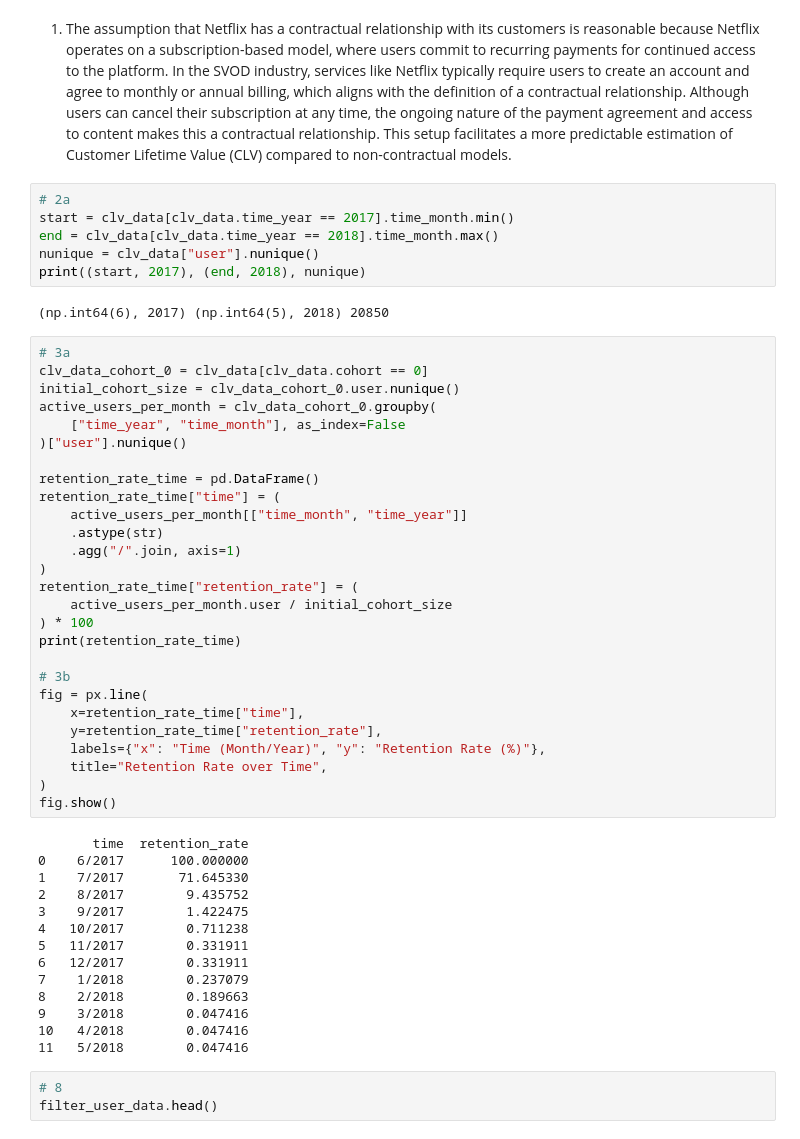
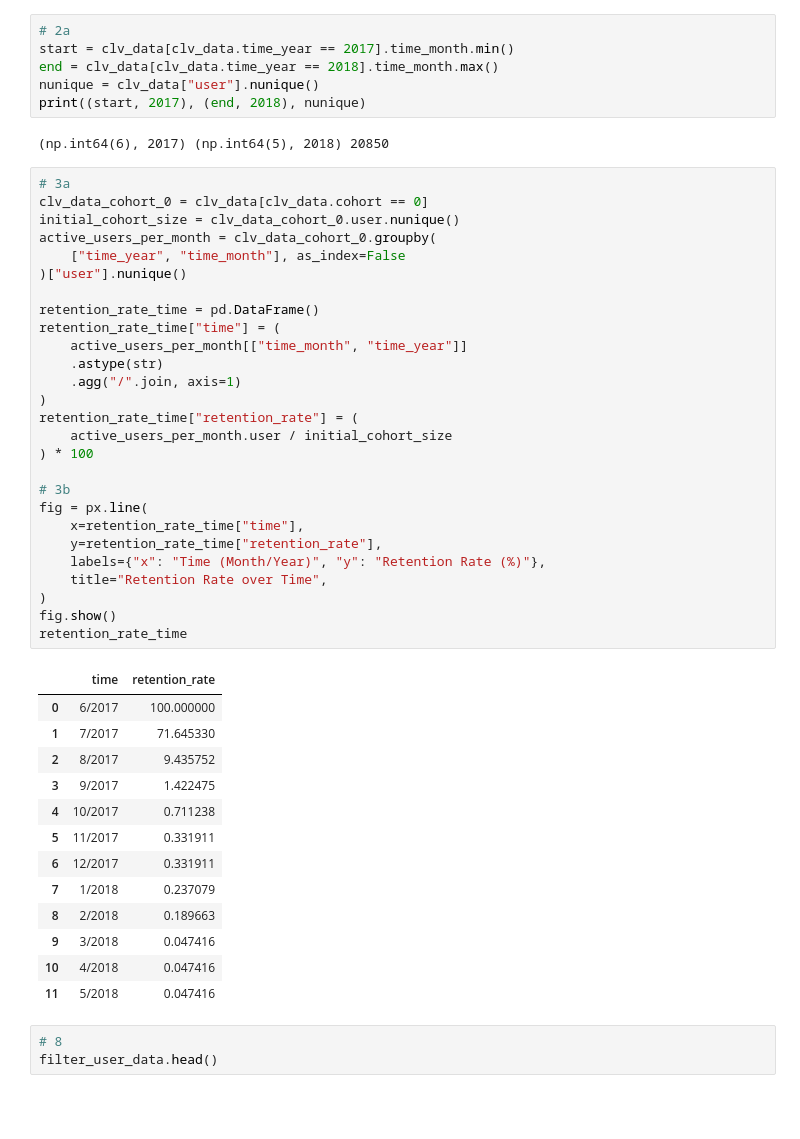
Before and after one commit to rstol/mtec_marketing_cpa, a Jupyter notebook: analysis.ipynb, the cells around one changed output. Drawn from its saved outputs; the diff is of its cells as text; blank space fills up the shorter version.

```diff
--- a/analysis.ipynb
+++ b/analysis.ipynb
@@ -31,8 +31,6 @@ filter_user_data.head()
 | 2 | RuPaul's Drag Race Holi-Slay Spec... | 1 | 0 | 1 | 0 | 0 | ... |
 | 3 | Russia's Toughest Prisons | 0 | 0 | 0 | 0 | 0 | ... |
 | 4 | SPF-18 | 1 | 0 | 1 | 0 | 0 | ... |
-# %% [markdown]
-1. The assumption that Netflix has a contractual relationship with its customers is reasonable because Netflix operates on a subscription-based model, where users commit to recurring payments for continued access to the platform. In the SVOD industry, services like Netflix typically require users to create an account and agree to monthly or annual billing, which aligns with the definition of a contractual relationship. Although users can cancel their subscription at any time, the ongoing nature of the payment agreement and access to content makes this a contractual relationship. This setup facilitates a more predictable estimation of Customer Lifetime Value (CLV) compared to non-contractual models.
 # %%
 # 2a
 start = clv_data[clv_data.time_year == 2017].time_month.min()
@@ -44,44 +42,44 @@ print((start, 2017), (end, 2018), nunique)
 # %%
 # 3a
 clv_data_cohort_0 = clv_data[clv_data.cohort == 0]
 initial_cohort_size = clv_data_cohort_0.user.nunique()
 active_users_per_month = clv_data_cohort_0.groupby(
     ["time_year", "time_month"], as_index=False
 )["user"].nunique()
 
 retention_rate_time = pd.DataFrame()
 retention_rate_time["time"] = (
     active_users_per_month[["time_month", "time_year"]]
     .astype(str)
     .agg("/".join, axis=1)
 )
 retention_rate_time["retention_rate"] = (
     active_users_per_month.user / initial_cohort_size
 ) * 100
-print(retention_rate_time)
 
 # 3b
 fig = px.line(
     x=retention_rate_time["time"],
     y=retention_rate_time["retention_rate"],
     labels={"x": "Time (Month/Year)", "y": "Retention Rate (%)"},
     title="Retention Rate over Time",
 )
 fig.show()
+retention_rate_time
 # %% [output]
-       time  retention_rate
-0    6/2017      100.000000
-1    7/2017       71.645330
-2    8/2017        9.435752
-3    9/2017        1.422475
-4   10/2017        0.711238
-5   11/2017        0.331911
-6   12/2017        0.331911
-7    1/2018        0.237079
-8    2/2018        0.189663
-9    3/2018        0.047416
-10   4/2018        0.047416
-11   5/2018        0.047416
+|  | time | retention_rate |
+| 0 | 6/2017 | 100.000000 |
+| 1 | 7/2017 | 71.645330 |
+| 2 | 8/2017 | 9.435752 |
+| 3 | 9/2017 | 1.422475 |
+| 4 | 10/2017 | 0.711238 |
+| 5 | 11/2017 | 0.331911 |
+| 6 | 12/2017 | 0.331911 |
+| 7 | 1/2018 | 0.237079 |
+| 8 | 2/2018 | 0.189663 |
+| 9 | 3/2018 | 0.047416 |
+| 10 | 4/2018 | 0.047416 |
+| 11 | 5/2018 | 0.047416 |
 # %%
 # 8
 filter_user_data.head()
```
Also changed, not shown: parts of 4 cells of this notebook, 4 other files.
